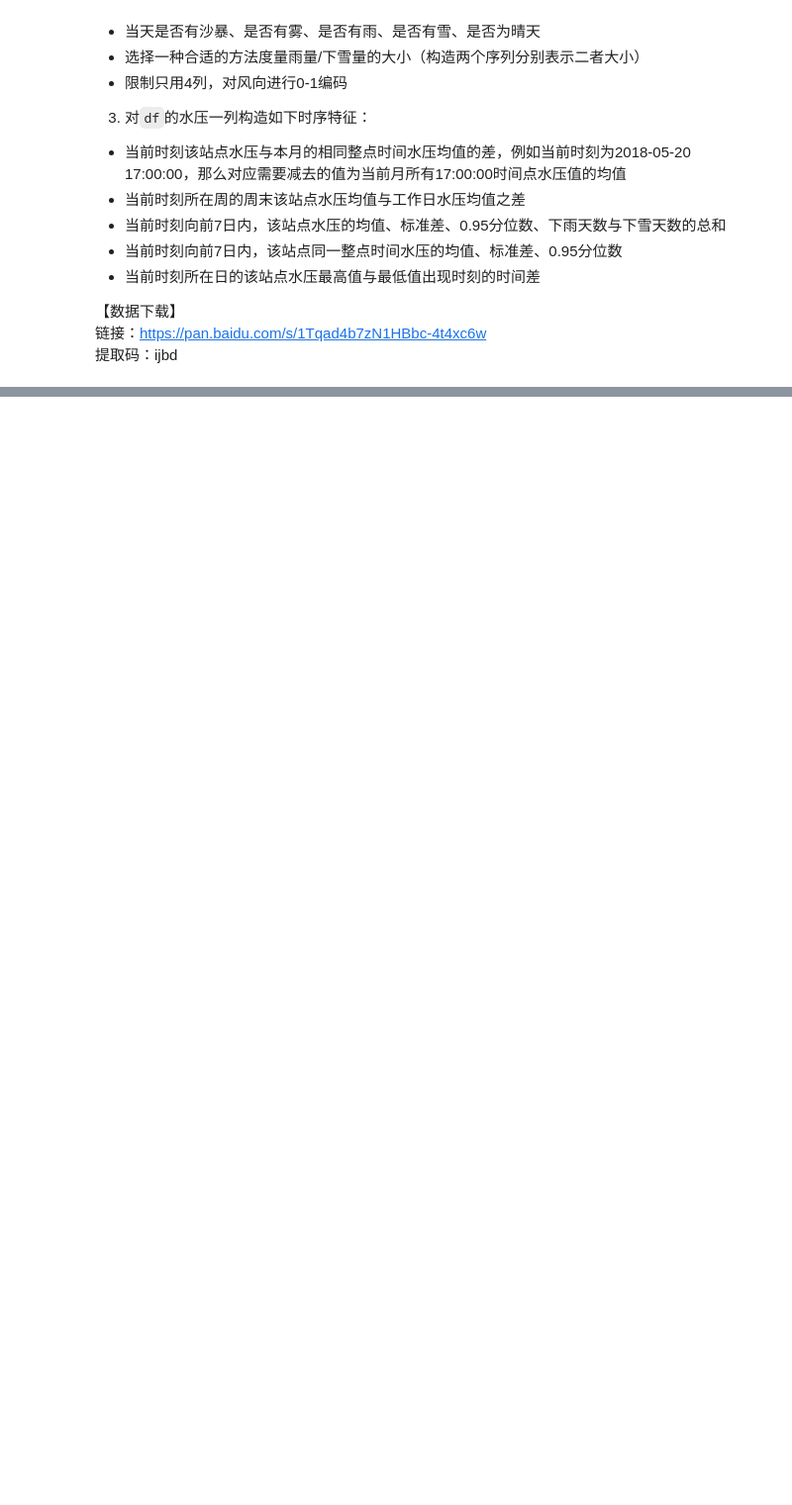
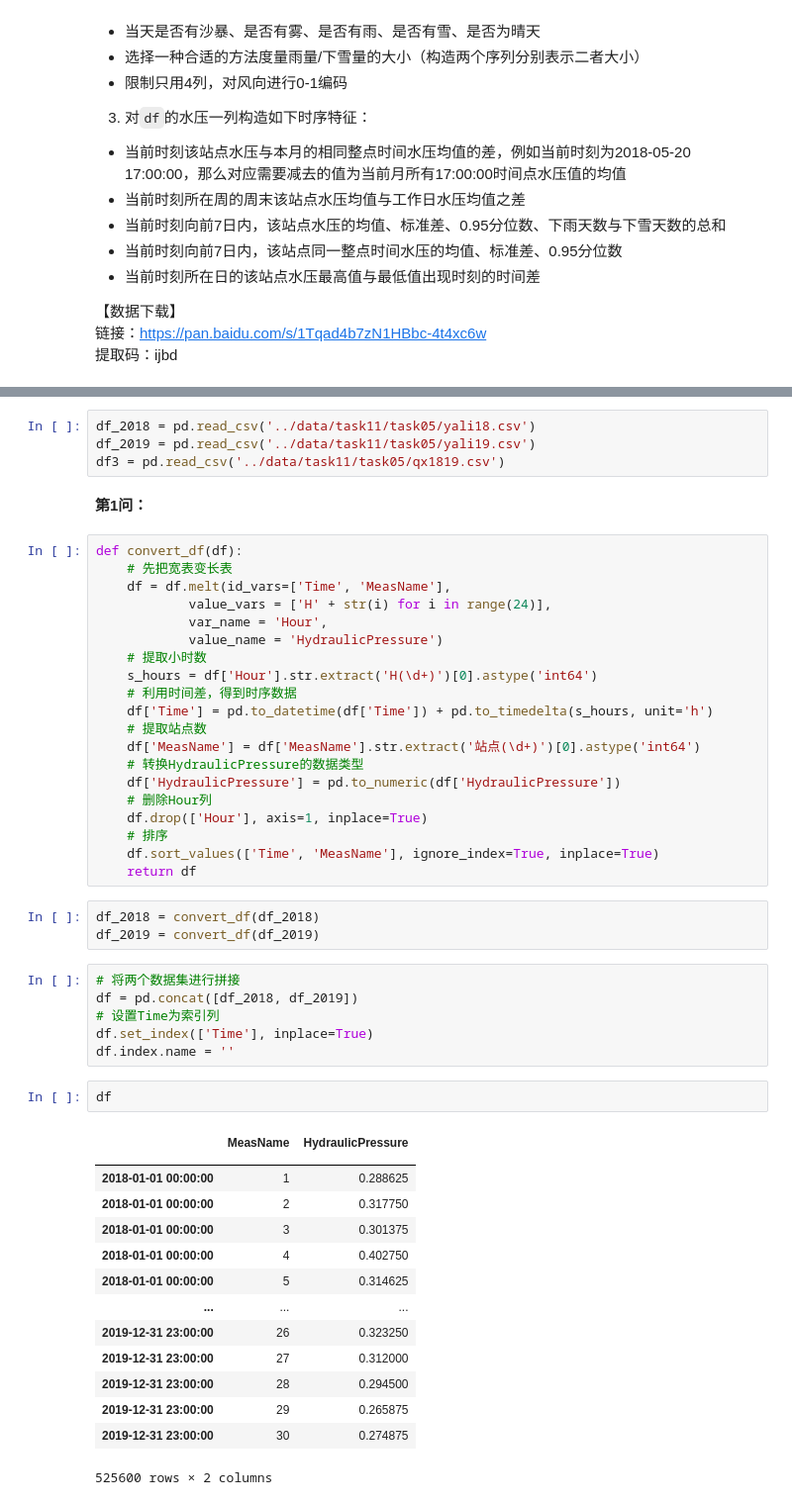
Before and after one commit to Relph1119/my-team-learning, a Jupyter notebook: notebook/pandas20/my_homework/task11_exercise.ipynb, the cells around one changed output, grey strips where cells are left out. Shown: that part at 99% size. Drawn from its saved outputs; the diff is of its cells as text; blank space fills up the shorter version.

```diff
--- a/notebook/pandas20/my_homework/task11_exercise.ipynb
+++ b/notebook/pandas20/my_homework/task11_exercise.ipynb
@@ -145,0 +148,52 @@ df3 = pd.read_csv('qx1819.csv')
+# %%
+df_2018 = pd.read_csv('../data/task11/task05/yali18.csv')
+df_2019 = pd.read_csv('../data/task11/task05/yali19.csv')
+df3 = pd.read_csv('../data/task11/task05/qx1819.csv')
+# %% [markdown]
+**第1问：**
+# %%
+def convert_df(df):
+    # 先把宽表变长表
+    df = df.melt(id_vars=['Time', 'MeasName'],
+            value_vars = ['H' + str(i) for i in range(24)],
+            var_name = 'Hour',
+            value_name = 'HydraulicPressure')
+    # 提取小时数
+    s_hours = df['Hour'].str.extract('H(\d+)')[0].astype('int64')
+    # 利用时间差，得到时序数据
+    df['Time'] = pd.to_datetime(df['Time']) + pd.to_timedelta(s_hours, unit='h')
+    # 提取站点数
+    df['MeasName'] = df['MeasName'].str.extract('站点(\d+)')[0].astype('int64')
+    # 转换HydraulicPressure的数据类型
+    df['HydraulicPressure'] = pd.to_numeric(df['HydraulicPressure'])
+    # 删除Hour列
+    df.drop(['Hour'], axis=1, inplace=True)
+    # 排序
+    df.sort_values(['Time', 'MeasName'], ignore_index=True, inplace=True)
+    return df
+# %%
+df_2018 = convert_df(df_2018)
+df_2019 = convert_df(df_2019)
+# %%
+# 将两个数据集进行拼接
+df = pd.concat([df_2018, df_2019])
+# 设置Time为索引列
+df.set_index(['Time'], inplace=True)
+df.index.name = ''
+# %%
+df
+# %% [output]
+|  | MeasName | HydraulicPressure |
+|  |  |  |
+| 2018-01-01 00:00:00 | 1 | 0.288625 |
+| 2018-01-01 00:00:00 | 2 | 0.317750 |
+| 2018-01-01 00:00:00 | 3 | 0.301375 |
+| 2018-01-01 00:00:00 | 4 | 0.402750 |
+| 2018-01-01 00:00:00 | 5 | 0.314625 |
+| ... | ... | ... |
+| 2019-12-31 23:00:00 | 26 | 0.323250 |
+| 2019-12-31 23:00:00 | 27 | 0.312000 |
+| 2019-12-31 23:00:00 | 28 | 0.294500 |
+| 2019-12-31 23:00:00 | 29 | 0.265875 |
+| 2019-12-31 23:00:00 | 30 | 0.274875 |
+525600 rows × 2 columns
```
Also changed, not shown: parts of 19 cells of this notebook, 1 other file.
